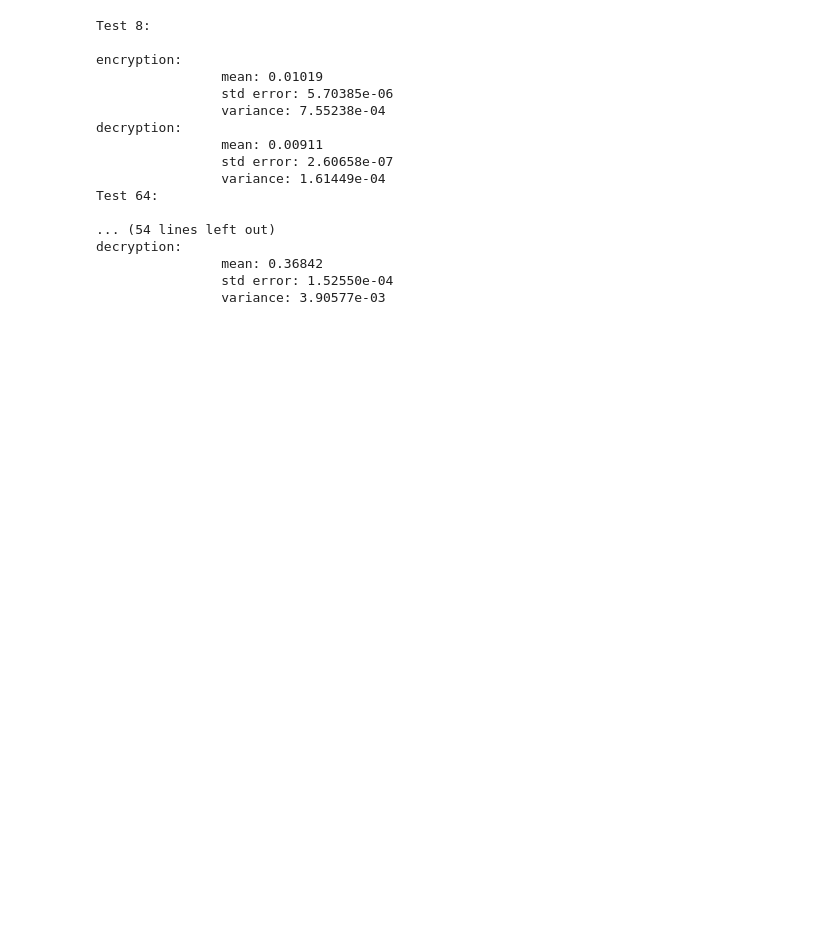
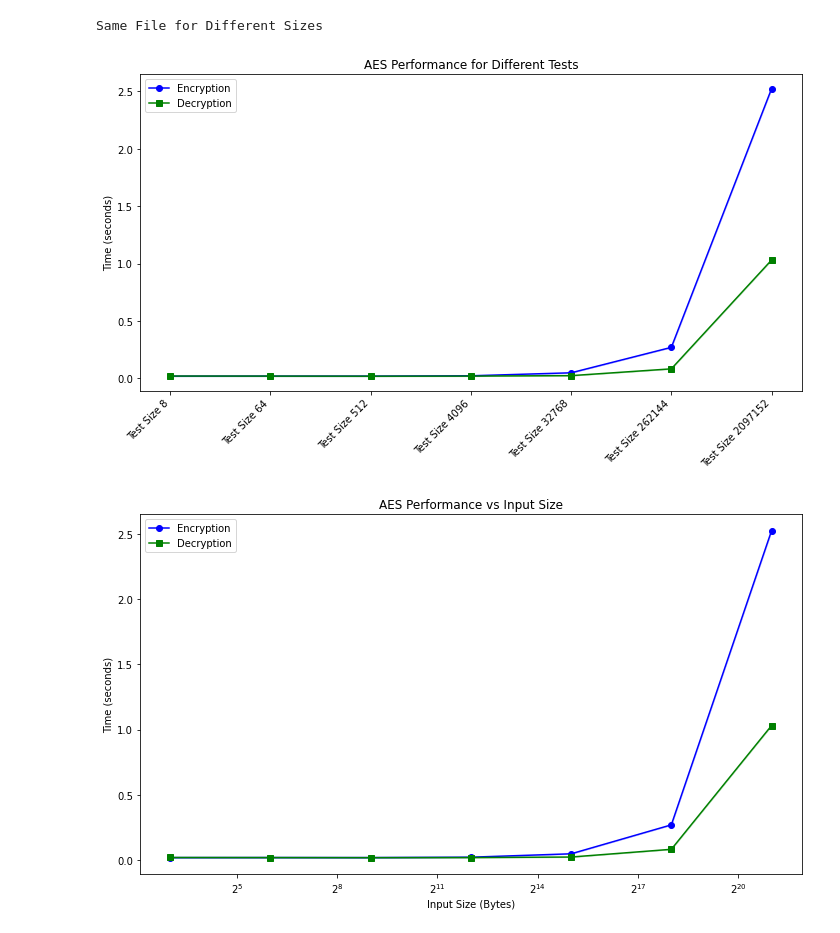
Before and after one commit to johnpierrre/CryptoAlgs_testing, a Jupyter notebook: src/assign1.ipynb, the cells around one changed output. Saved outputs shown, nothing was run; the diff lists cells and outputs as text; code cells hidden in the pictures; blank space fills up the shorter version.

```diff
--- a/src/assign1.ipynb
+++ b/src/assign1.ipynb
@@ -122,6 +186,6 @@ def print_results(test: str, result: tuple[tuple[float, float, float], tuple[flo
 # %%
 sizes: int = [8, 64, 512, 4096, 32768, 262144, 2097152]
-directory: str = 'random_files'
+directory: str = "random_files"
 
 amount: int = 10
 for size in sizes:
@@ -130,30 +194,15 @@ for size in sizes:
         write_to_file(directory, filename, size)
 
 files: list[str] = [[directory + f"/random_text_{size}_{i}.txt" for i in range(amount)] for size in sizes]
-for i in range(len(sizes)):
-    print_results(sizes[i], test_aes(files[i], 100, 1))
-
-for i in range(len(sizes)):
-    for file in files[i]:
-        if os.path.isfile(file):
-            os.remove(file)
-            os.remove(os.path.join(os.path.dirname(file), "encrypted_" + os.path.basename(file) + ".bin"))
-            os.remove(os.path.join(os.path.dirname(file), "decrypted_" + os.path.basename(file)))
-# %% [output]
-Test 8:
-
-encryption:
-                mean: 0.01019
-                std error: 5.70385e-06
-                variance: 7.55238e-04
-decryption:
-                mean: 0.00911
-                std error: 2.60658e-07
-                variance: 1.61449e-04
-Test 64:
-
-... (54 lines left out)
-decryption:
-                mean: 0.36842
-                std error: 1.52550e-04
-                variance: 3.90577e-03
+# %%
+results = []
+print("\nSame File for Different Sizes")
+for i in range(len(sizes)):
+    result = test_aes([files[i][0]], 1000, 25)
+    results.append(result)
+    # print_results(sizes[i], result)
+plot_all_results([f"Test Size {size}" for size in sizes], sizes, results)
+# %% [output]
+Same File for Different Sizes
+[figure, added]
+[figure, added]
```
Also changed, not shown: parts of 7 cells of this notebook, 1 other file.
